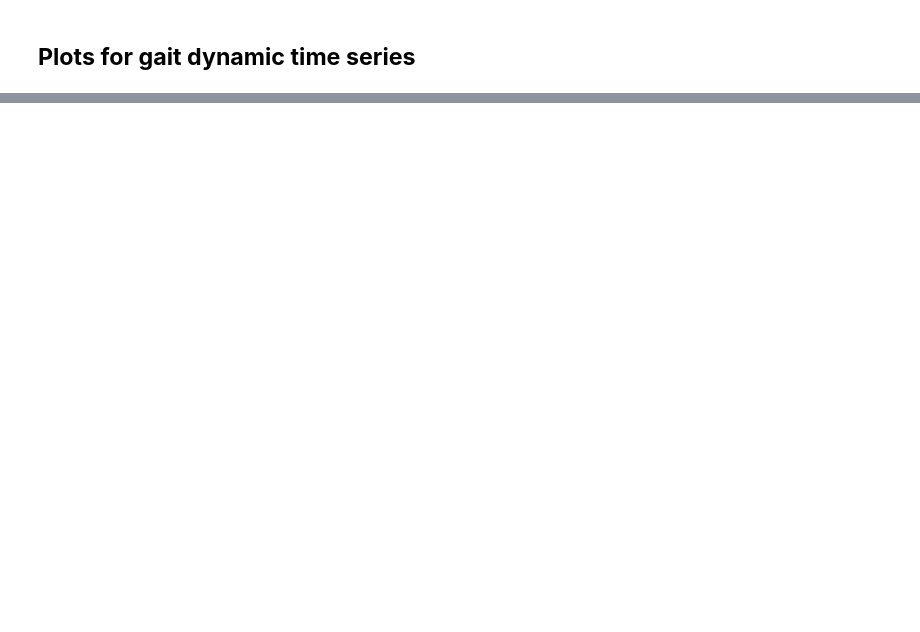
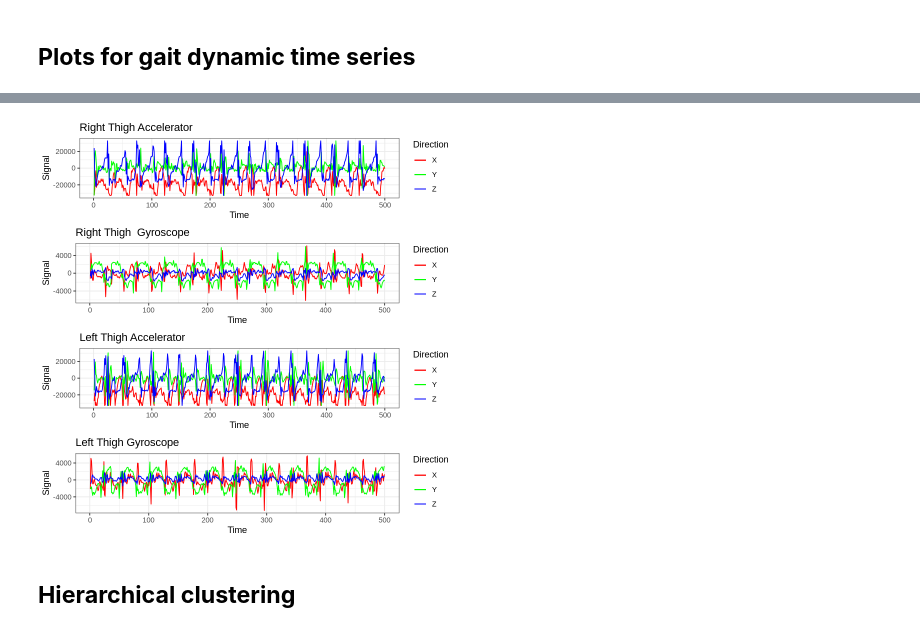
Before and after one commit to ormorteey/STA-250-Project, a Jupyter notebook: STA_250_[R]_Computational_Statistics.ipynb, the cells around one changed output, grey strips where cells are left out. Saved outputs shown, nothing was run; the diff lists cells and outputs as text; code cells hidden in the pictures; blank space fills up the shorter version.

```diff
--- a/STA_250_[R]_Computational_Statistics.ipynb
+++ b/STA_250_[R]_Computational_Statistics.ipynb
@@ -100,0 +233,6 @@ grid.arrange(p_acc_rf, p_gyro_rf, p_acc_lf, p_gyro_lf, ncol = 1)
+# %%
+gait_dynamic_ts_thigh_plot_fn(walking_01_02_df)
+# %% [output]
+[figure, added]
+# %% [markdown]
+## **Hierarchical clustering**
```
Also changed, not shown: parts of 16 cells of this notebook.
